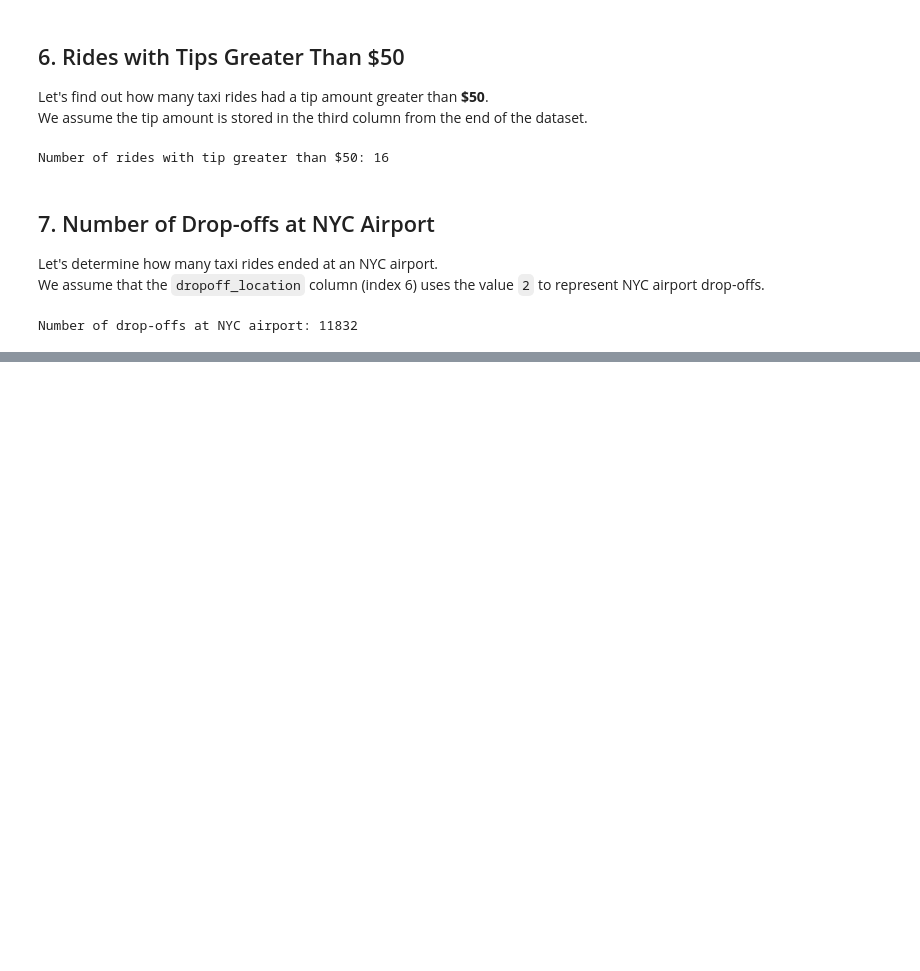
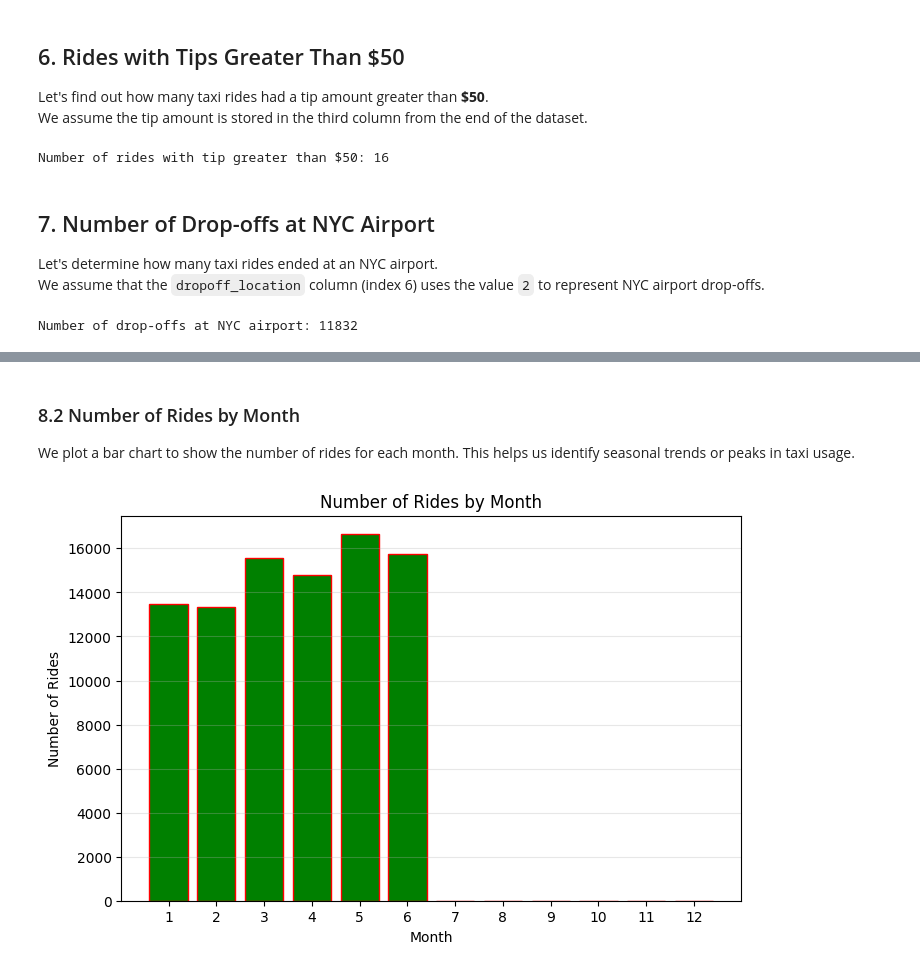
Before and after one commit to waleedarif1011/Taxi_Rides, a Jupyter notebook: CabsDataAnalysis.ipynb, the cells around one changed output, grey strips where cells are left out. Saved outputs shown, nothing was run; the diff lists cells and outputs as text; code cells hidden in the pictures; blank space fills up the shorter version.

```diff
--- a/CabsDataAnalysis.ipynb
+++ b/CabsDataAnalysis.ipynb
@@ -121,0 +145,18 @@ Number of drop-offs at NYC airport: 11832
+# %% [markdown]
+### 8.2 Number of Rides by Month
+
+We plot a bar chart to show the number of rides for each month. This helps us identify seasonal trends or peaks in taxi usage.
+# %%
+months = np.arange(1, 13)
+ride_counts = [np.count_nonzero(taxi[:, 1] == month) for month in months]
+
+plt.figure(figsize=(8, 5))
+plt.bar(months, ride_counts, color='green', edgecolor='red')
+plt.title('Number of Rides by Month')
+plt.xlabel('Month')
+plt.ylabel('Number of Rides')
+plt.xticks(months)
+plt.grid(axis='y', alpha=0.3)
+plt.show()
+# %% [output]
+[figure, added]
```
Also changed, not shown: parts of 3 cells of this notebook, 1 other file.
